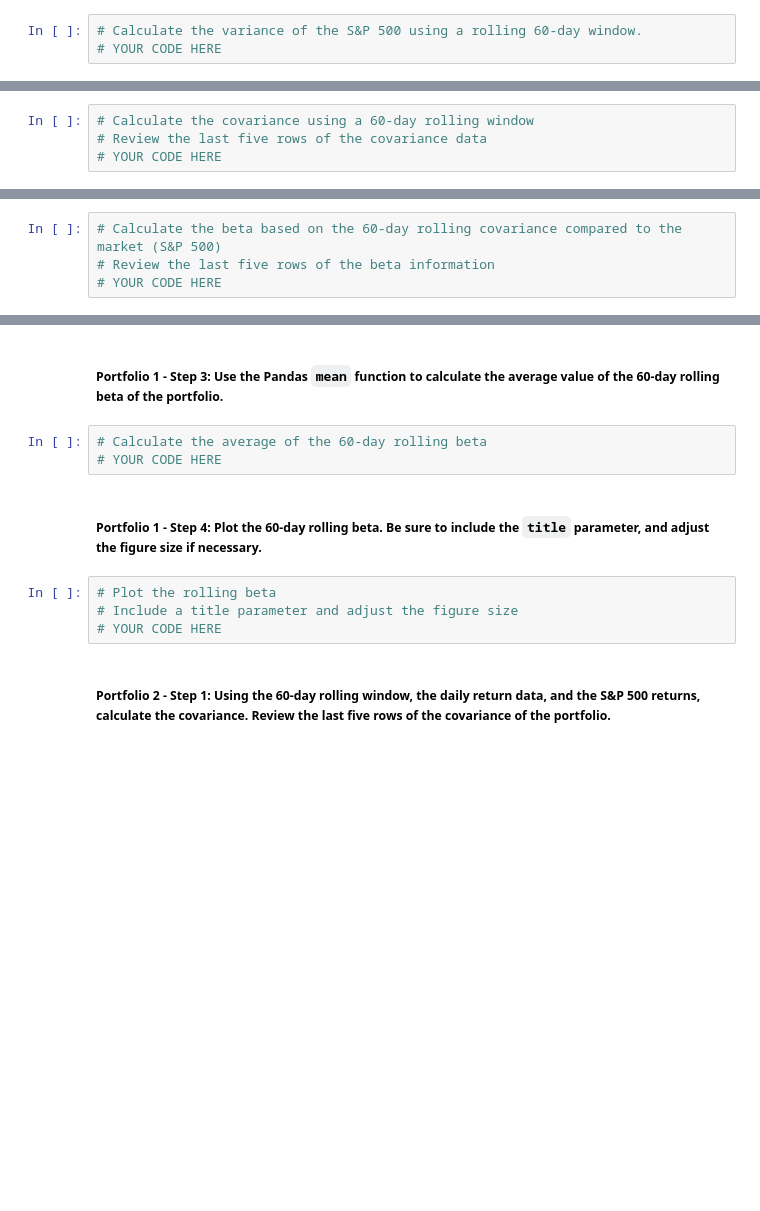
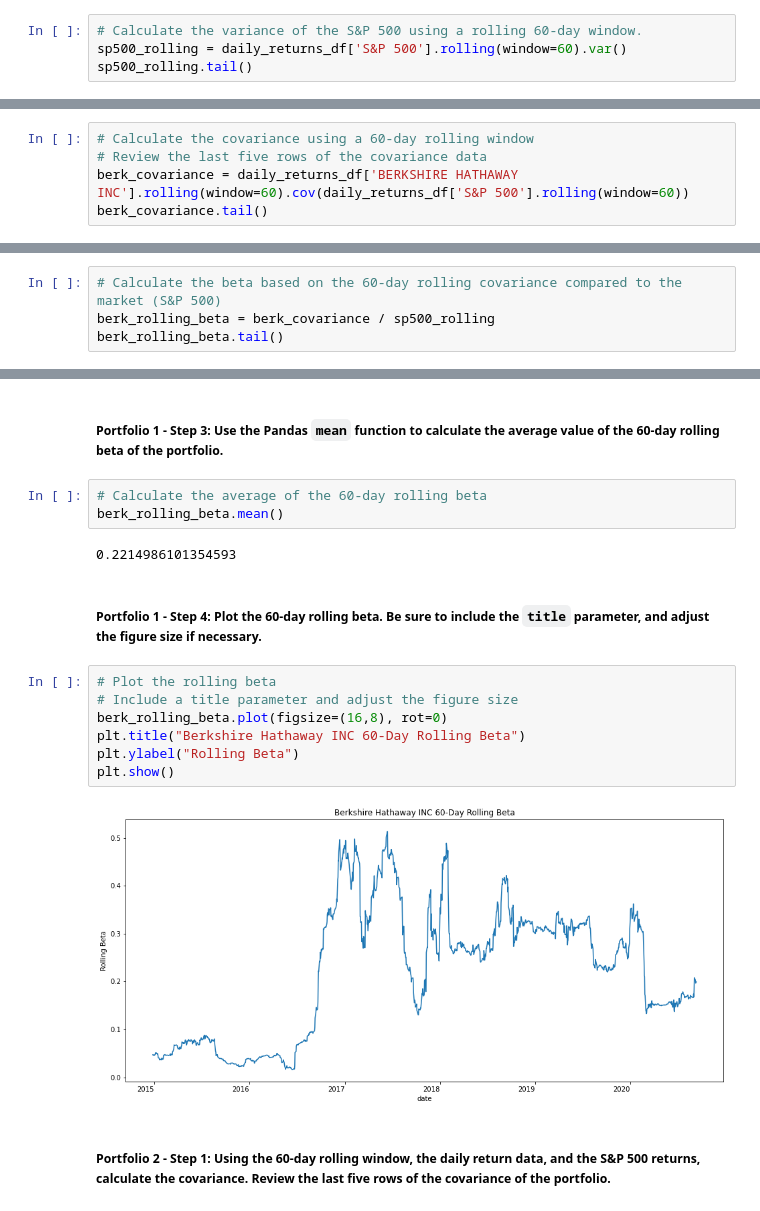
Before and after one commit to MaxAcheson/Module_4_Challenge, a Jupyter notebook: Starter_Code/risk_return_analysis.ipynb, the cells around one changed output, grey strips where cells are left out. Cells and saved outputs as stored; diff of their text form; blank space fills up the shorter version.

Commit message:
Added last bits of code

```diff
--- a/Starter_Code/risk_return_analysis.ipynb
+++ b/Starter_Code/risk_return_analysis.ipynb
@@ -348,4 +369,5 @@ Your analysis is nearing completion. Now, you need to evaluate how the portfolio
 #### Use the Pandas `var` function to calculate the variance of the S&P 500 by using a 60-day rolling window. Visualize the last five rows of the variance of the S&P 500.
 # %%
 # Calculate the variance of the S&P 500 using a rolling 60-day window.
-# YOUR CODE HERE
+sp500_rolling = daily_returns_df['S&P 500'].rolling(window=60).var()
+sp500_rolling.tail()
@@ -364,4 +394,5 @@ Your analysis is nearing completion. Now, you need to evaluate how the portfolio
 # %%
 # Calculate the covariance using a 60-day rolling window
 # Review the last five rows of the covariance data
-# YOUR CODE HERE
+berk_covariance = daily_returns_df['BERKSHIRE HATHAWAY INC'].rolling(window=60).cov(daily_returns_df['S&P 500'].rolling(window=60))
+berk_covariance.tail()
@@ -369,5 +408,5 @@ Your analysis is nearing completion. Now, you need to evaluate how the portfolio
 ##### Portfolio 1 - Step 2: Calculate the beta of the portfolio. To do that, divide the covariance of the portfolio by the variance of the S&P 500.
 # %%
 # Calculate the beta based on the 60-day rolling covariance compared to the market (S&P 500)
-# Review the last five rows of the beta information
-# YOUR CODE HERE
+berk_rolling_beta = berk_covariance / sp500_rolling
+berk_rolling_beta.tail()
@@ -375,13 +422,20 @@ Your analysis is nearing completion. Now, you need to evaluate how the portfolio
 ##### Portfolio 1 - Step 3: Use the Pandas `mean` function to calculate the average value of the 60-day rolling beta of the portfolio.
 # %%
 # Calculate the average of the 60-day rolling beta
-# YOUR CODE HERE
+berk_rolling_beta.mean()
+# %% [output]
+0.2214986101354593
 # %% [markdown]
 ##### Portfolio 1 - Step 4: Plot the 60-day rolling beta. Be sure to include the `title` parameter, and adjust the figure size if necessary.
 # %%
 # Plot the rolling beta
 # Include a title parameter and adjust the figure size
-# YOUR CODE HERE
+berk_rolling_beta.plot(figsize=(16,8), rot=0)
+plt.title("Berkshire Hathaway INC 60-Day Rolling Beta")
+plt.ylabel("Rolling Beta")
+plt.show()
+# %% [output]
+[figure, added]
 # %% [markdown]
 ##### Portfolio 2 - Step 1: Using the 60-day rolling window, the daily return data, and the S&P 500 returns, calculate the covariance. Review the last five rows of the covariance of the portfolio.
 # %%
```
Also changed, not shown: parts of 16 cells of this notebook.
